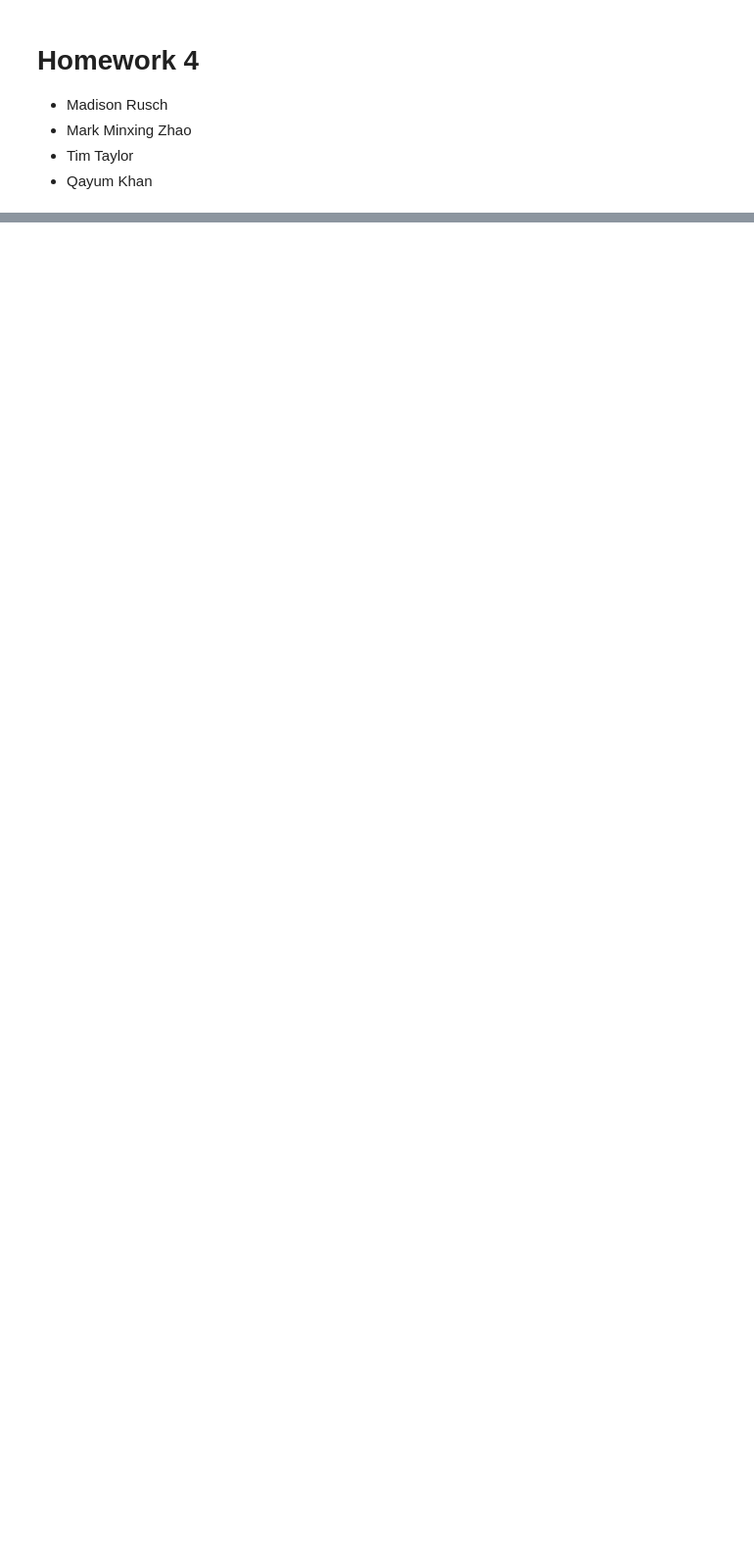
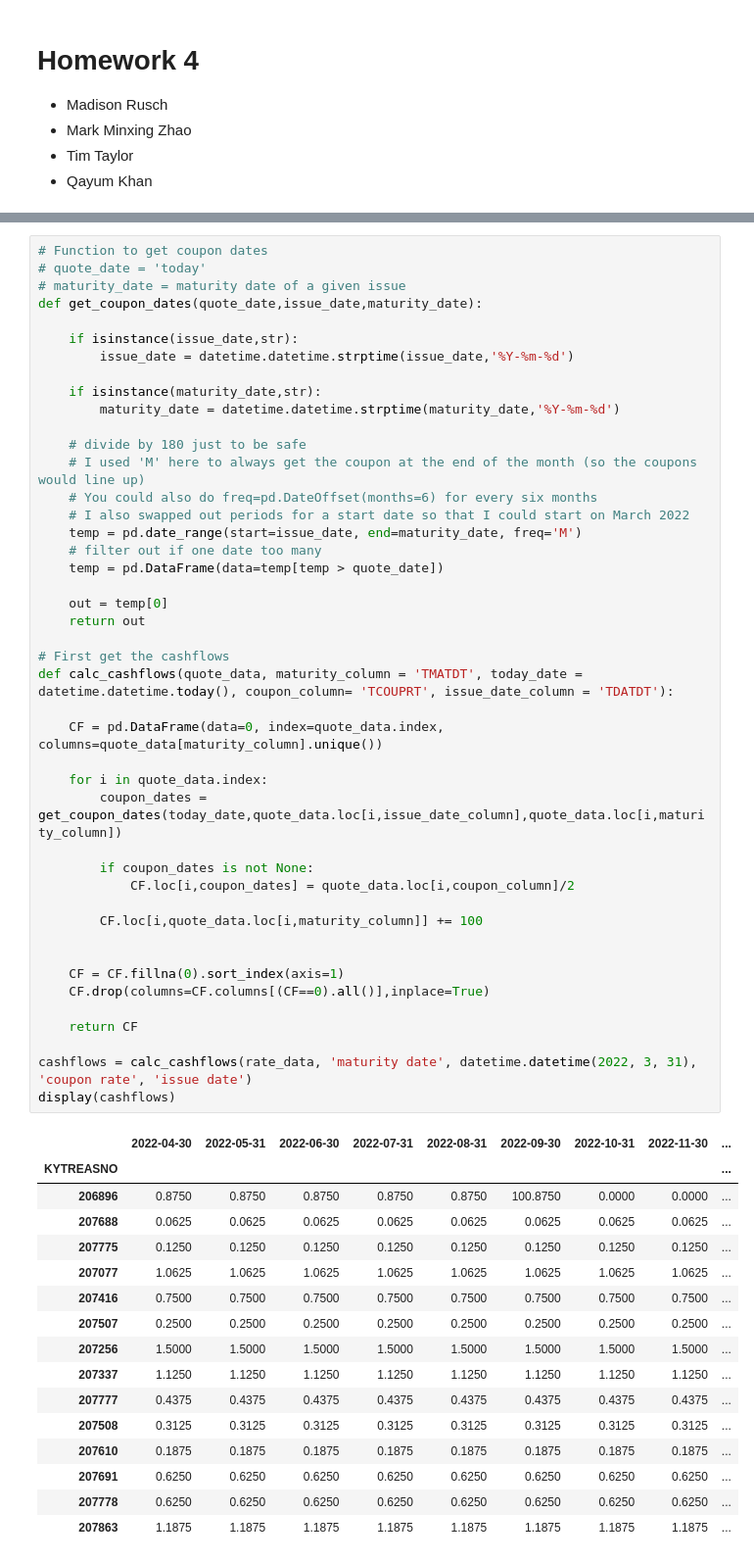
Before and after one commit to madison-rusch/finm-fixedincome-2023, a Jupyter notebook: homework/Homework 4 - Madison.ipynb, the cells around one changed output, grey strips where cells are left out. Shown: that part at 98% size. Drawn from its saved outputs; the diff is of its cells as text; blank space fills up the shorter version.

```diff
--- a/homework/Homework 4 - Madison.ipynb
+++ b/homework/Homework 4 - Madison.ipynb
@@ -246,0 +125,61 @@ The return on equity capital is -274.165%
+# %%
+# Function to get coupon dates
+# quote_date = 'today'
+# maturity_date = maturity date of a given issue
+def get_coupon_dates(quote_date,issue_date,maturity_date):
+
+    if isinstance(issue_date,str):
+        issue_date = datetime.datetime.strptime(issue_date,'%Y-%m-%d')
+
+    if isinstance(maturity_date,str):
+        maturity_date = datetime.datetime.strptime(maturity_date,'%Y-%m-%d')
+
+    # divide by 180 just to be safe
+    # I used 'M' here to always get the coupon at the end of the month (so the coupons would line up)
+    # You could also do freq=pd.DateOffset(months=6) for every six months
+    # I also swapped out periods for a start date so that I could start on March 2022
+    temp = pd.date_range(start=issue_date, end=maturity_date, freq='M')
+    # filter out if one date too many
+    temp = pd.DataFrame(data=temp[temp > quote_date])
+
+    out = temp[0]
+    return out
+
+# First get the cashflows
+def calc_cashflows(quote_data, maturity_column = 'TMATDT', today_date = datetime.datetime.today(), coupon_column= 'TCOUPRT', issue_date_column = 'TDATDT'):
+
+    CF = pd.DataFrame(data=0, index=quote_data.index, columns=quote_data[maturity_column].unique())
+
+    for i in quote_data.index:
+        coupon_dates = get_coupon_dates(today_date,quote_data.loc[i,issue_date_column],quote_data.loc[i,maturity_column])
+
+        if coupon_dates is not None:
+            CF.loc[i,coupon_dates] = quote_data.loc[i,coupon_column]/2
+
+        CF.loc[i,quote_data.loc[i,maturity_column]] += 100
+
+
+    CF = CF.fillna(0).sort_index(axis=1)
+    CF.drop(columns=CF.columns[(CF==0).all()],inplace=True)
+
+    return CF
+
+cashflows = calc_cashflows(rate_data, 'maturity date', datetime.datetime(2022, 3, 31), 'coupon rate', 'issue date')
+display(cashflows)
+# %% [output]
+|  | 2022-04-30 | 2022-05-31 | 2022-06-30 | 2022-07-31 | 2022-08-31 | 2022-09-30 | 2022-10-31 | 2022-11-30 | ... |
+| KYTREASNO |  |  |  |  |  |  |  |  | ... |
+| 206896 | 0.8750 | 0.8750 | 0.8750 | 0.8750 | 0.8750 | 100.8750 | 0.0000 | 0.0000 | ... |
+| 207688 | 0.0625 | 0.0625 | 0.0625 | 0.0625 | 0.0625 | 0.0625 | 0.0625 | 0.0625 | ... |
+| 207775 | 0.1250 | 0.1250 | 0.1250 | 0.1250 | 0.1250 | 0.1250 | 0.1250 | 0.1250 | ... |
+| 207077 | 1.0625 | 1.0625 | 1.0625 | 1.0625 | 1.0625 | 1.0625 | 1.0625 | 1.0625 | ... |
+| 207416 | 0.7500 | 0.7500 | 0.7500 | 0.7500 | 0.7500 | 0.7500 | 0.7500 | 0.7500 | ... |
+| 207507 | 0.2500 | 0.2500 | 0.2500 | 0.2500 | 0.2500 | 0.2500 | 0.2500 | 0.2500 | ... |
+| 207256 | 1.5000 | 1.5000 | 1.5000 | 1.5000 | 1.5000 | 1.5000 | 1.5000 | 1.5000 | ... |
+| 207337 | 1.1250 | 1.1250 | 1.1250 | 1.1250 | 1.1250 | 1.1250 | 1.1250 | 1.1250 | ... |
+| 207777 | 0.4375 | 0.4375 | 0.4375 | 0.4375 | 0.4375 | 0.4375 | 0.4375 | 0.4375 | ... |
+| 207508 | 0.3125 | 0.3125 | 0.3125 | 0.3125 | 0.3125 | 0.3125 | 0.3125 | 0.3125 | ... |
+| 207610 | 0.1875 | 0.1875 | 0.1875 | 0.1875 | 0.1875 | 0.1875 | 0.1875 | 0.1875 | ... |
+| 207691 | 0.6250 | 0.6250 | 0.6250 | 0.6250 | 0.6250 | 0.6250 | 0.6250 | 0.6250 | ... |
+| 207778 | 0.6250 | 0.6250 | 0.6250 | 0.6250 | 0.6250 | 0.6250 | 0.6250 | 0.6250 | ... |
+| 207863 | 1.1875 | 1.1875 | 1.1875 | 1.1875 | 1.1875 | 1.1875 | 1.1875 | 1.1875 | ... |
```
Also changed, not shown: parts of 35 cells of this notebook, 2 other files.
